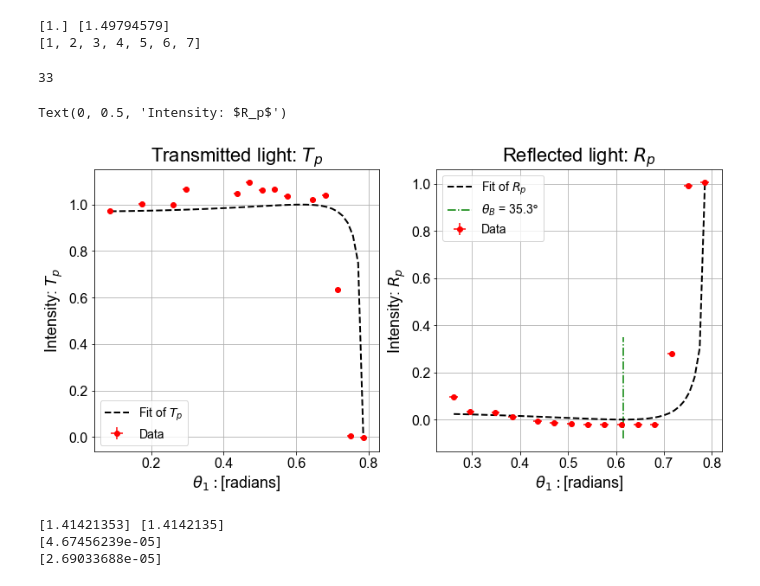
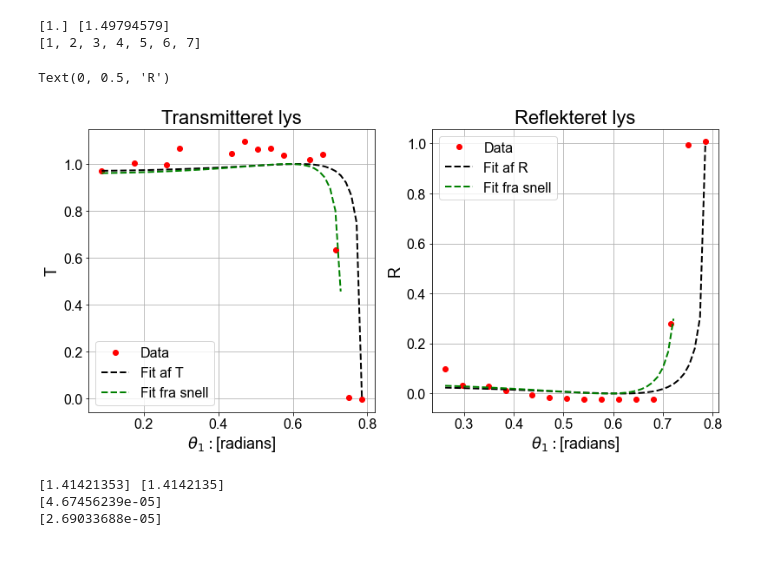
Before and after one commit to Neub28/Experimentel-Physics-2, a Jupyter notebook: Databehandling/Labdag 3/p-polariseret/Databehandling fra glas til luft - p.ipynb, the cells around one changed output. Saved outputs shown, nothing was run; the diff lists cells and outputs as text; code cells hidden in the pictures; blank space fills up the shorter version.

```diff
--- a/Databehandling/Labdag 3/p-polariseret/Databehandling fra glas til luft - p.ipynb
+++ b/Databehandling/Labdag 3/p-polariseret/Databehandling fra glas til luft - p.ipynb
@@ -162,8 +151,8 @@ print(ary[:len(ary)-3])
 [1, 2, 3, 4, 5, 6, 7]
 # %%
 fig, axs = plt.subplots(1,2, figsize=(13,6))
-axs[1].set_title(r"Reflected light: $R_p$")
-axs[0].set_title(r"Transmitted light: $T_p$")
+axs[1].set_title("Reflekteret lys")
+axs[0].set_title("Transmitteret lys")
 
 
 def Rkoef(theta_1, n_komb): #Gælder kun for P polariseret lys
@@ -183,60 +172,47 @@ Rl = []
 # Vinkler
 theta_newT = []
 theta_newR = []
 
-uncer_Ts_new = []
-uncer_Rs_new = []
+
 
 for i, a in enumerate(Ts):
     if a[0] < 1.1 : #Fjerner dem her
         Tl.append(a[0])
         theta_newT.append(theta1T[i])
-        uncer_Ts_new.append(uncer_Ts[i])
 
 for i, a in enumerate(Rs):
     #if a[0] > 0 and a[0] < 1:
         Rl.append(a[0])
         theta_newR.append(theta1R[i])
-        uncer_Rs_new.append(uncer_Rs[i])
 
 theta_newT_new = np.delete(theta_newT, 3)
 Tl_new = np.delete(Tl, 3)
-uncer_Ts_new2 = np.delete(uncer_Ts_new, 3)
 
-nTT, pcovnT = curve_fit(Tkoef, theta_newT_new, Tl_new, absolute_sigma=True, p0=[1.4], maxfev=1000000)
-nRR, pcovnR = curve_fit(Rkoef, theta_newR, Rl, absolute_sigma=True, p0=[1.4], maxfev=1000000)
+nTT, pcovnT = curve_fit(Tkoef, theta_newT_new, Tl_new, absolute_sigma=True, p0=[1.4])
+nRR, pcovnR = curve_fit(Rkoef, theta_newR, Rl, absolute_sigma=True, p0=[1.4])
 
 theta_T = np.linspace(min(theta_newT), max(theta_newT))
 theta_R = np.linspace(min(theta_newR), max(theta_newR))
 
-#axs[0].plot(theta_newT_new, Tl_new, 'o', c='r', label="Data")
-#axs[1].plot(theta_newR, Rl, 'o', c='r', label="Data")
+axs[0].plot(theta_newT_new, Tl_new, 'o', c='r', label="Data")
+axs[1].plot(theta_newR, Rl, 'o', c='r', label="Data")
 
-axs[0].errorbar(theta_newT_new, Tl_new, fmt='o', c='r', label="Data", xerr=sigma_radian, yerr= uncer_Ts_new2)
-axs[1].errorbar(theta_newR, Rl, fmt='o', c='r', label="Data", xerr = sigma_radian, yerr= uncer_Rs_new)
+axs[0].plot(theta_T, Tkoef(theta_T, nTT), ls="--", c="k", lw=2, label="Fit af T")
+axs[1].plot(theta_R, Rkoef(theta_R, nRR), ls="--", c="k", lw=2, label="Fit af R")
 
-axs[0].plot(theta_T, Tkoef(theta_T, nTT), ls="--", c="k", lw=2, label=r"Fit of $T_p$")
-axs[1].plot(theta_R, Rkoef(theta_R, nRR), ls="--", c="k", lw=2, label=r"Fit of $R_p$")
+axs[0].plot(theta_T, Tkoef(theta_T, nT), ls="--", c="g", lw=2, label="Fit fra snell")
+axs[1].plot(theta_R, Rkoef(theta_R, nT), ls="--", c="g", lw=2, label="Fit fra snell")
 
-#axs[0].plot(theta_T, Tkoef(theta_T, nT), ls=":", c="g", lw=2, label=r"Fit of $T_p(n_{Snell})$")
-#axs[1].plot(theta_R, Rkoef(theta_R, nT), ls=":", c="g", lw=2, label=r"Fit of $R_p(n_{Snell})$")
-
-b_angle_r = np.arctan(1/nRR)
-b_degree = b_angle_r*180/np.pi
-min_ind = np.argmin(Rkoef(theta_R, nRR))
-print(min_ind)
-axs[1].vlines(x=theta_R[min_ind], ymin= -0.08, ymax = 0.35, color='g', label=r"$ \theta_B $ = {}$\degree $".format(np.round(b_degree[0], 1)), linestyle='-.')
 
 for ax in axs:
     ax.grid()
-    ax.legend(prop={'size': 14})
+    ax.legend()
     ax.set_xlabel(r"$\theta_1: $[radians]")
-axs[0].set_ylabel(r"Intensity: $T_p$")
-axs[1].set_ylabel(r"Intensity: $R_p$")
+axs[0].set_ylabel(r"T")
+axs[1].set_ylabel(r"R")
 # %% [output]
-33
+Text(0, 0.5, 'R')
-Text(0, 0.5, 'Intensity: $R_p$')
-[figure, old version]
+[figure, new version]
 # %%
 print(nTT, nRR)
 print(np.sqrt(np.diag(pcovnR)))
```
Also changed, not shown: parts of 3 cells of this notebook, 1 other file.
